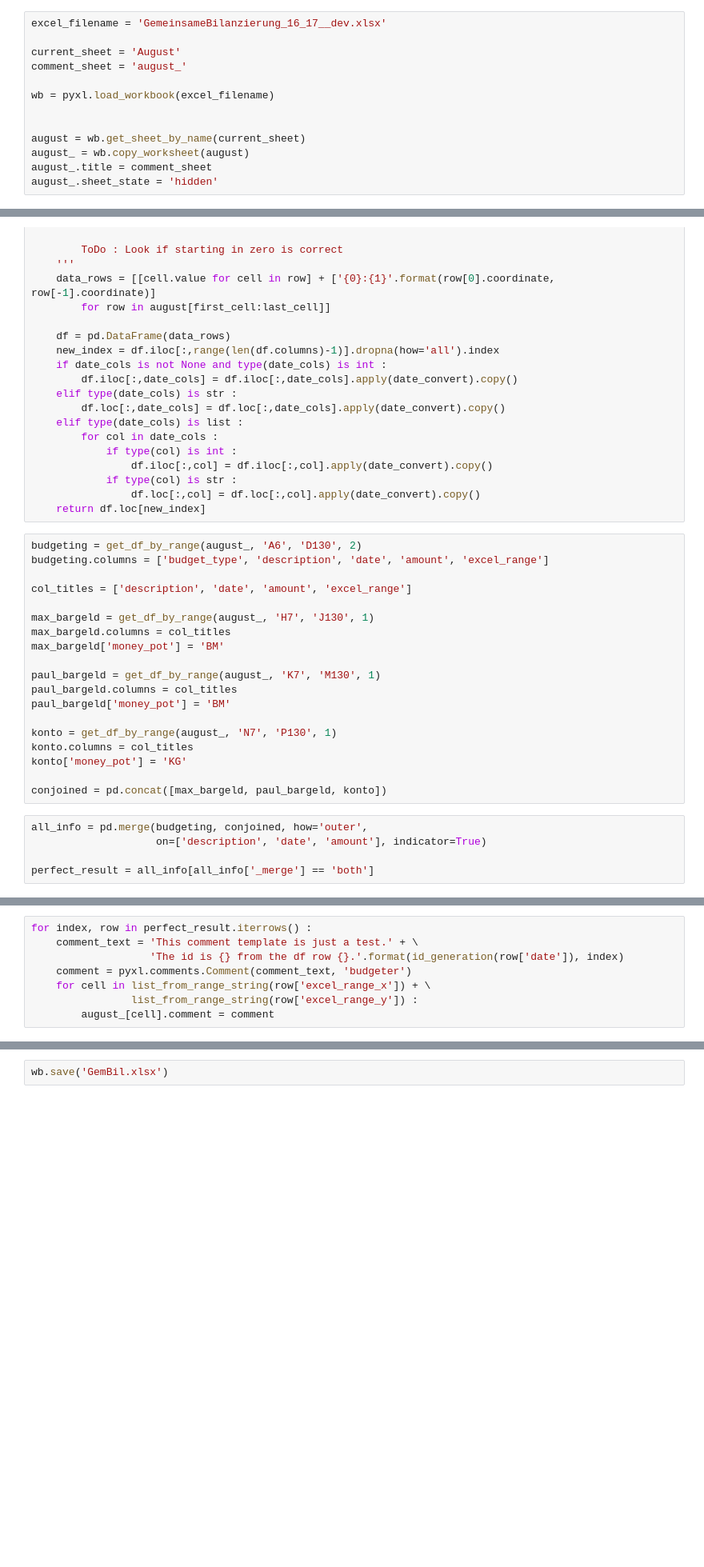
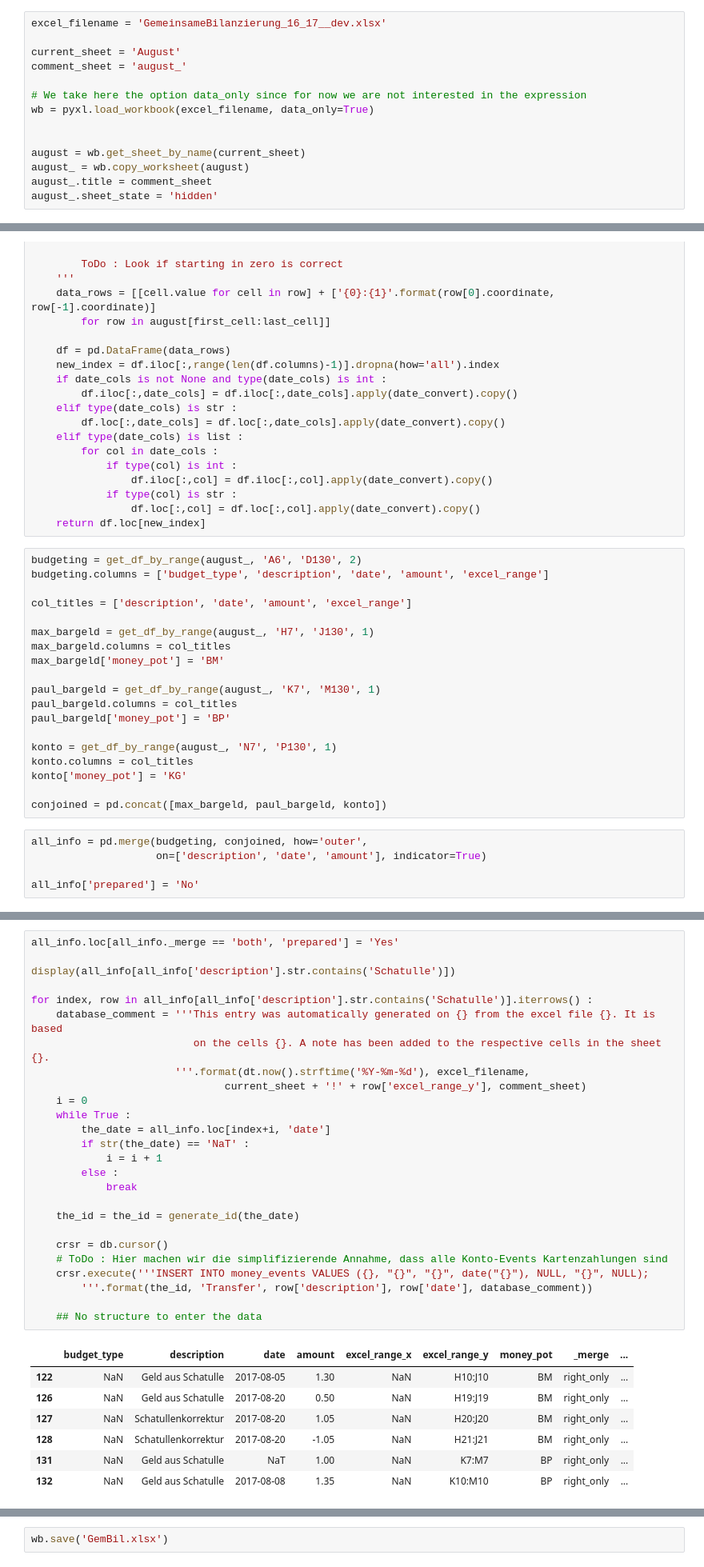
Before and after one commit to maxkoe/budgeter, a Jupyter notebook: excel-to-db.ipynb, the cells around one changed output, grey strips where cells are left out. Shown: that part at 80% size. Saved outputs shown, nothing was run; the diff lists cells and outputs as text; blank space fills up the shorter version.

```diff
--- a/excel-to-db.ipynb
+++ b/excel-to-db.ipynb
@@ -22,7 +88,8 @@ excel_filename = 'GemeinsameBilanzierung_16_17__dev.xlsx'
 current_sheet = 'August'
 comment_sheet = 'august_'
 
-wb = pyxl.load_workbook(excel_filename)
+# We take here the option data_only since for now we are not interested in the expression
+wb = pyxl.load_workbook(excel_filename, data_only=True)
 
 
 august = wb.get_sheet_by_name(current_sheet)
@@ -134,7 +201,7 @@ max_bargeld['money_pot'] = 'BM'
 
 paul_bargeld = get_df_by_range(august_, 'K7', 'M130', 1)
 paul_bargeld.columns = col_titles
-paul_bargeld['money_pot'] = 'BM'
+paul_bargeld['money_pot'] = 'BP'
 
 konto = get_df_by_range(august_, 'N7', 'P130', 1)
 konto.columns = col_titles
@@ -145,5 +212,5 @@ conjoined = pd.concat([max_bargeld, paul_bargeld, konto])
 all_info = pd.merge(budgeting, conjoined, how='outer',
                     on=['description', 'date', 'amount'], indicator=True)
 
-perfect_result = all_info[all_info['_merge'] == 'both']
+all_info['prepared'] = 'No'
 # %%
@@ -182,8 +255,34 @@ for table in ['money_events', 'payments', 'budget_events'] :
-# %%
-for index, row in perfect_result.iterrows() :
-    comment_text = 'This comment template is just a test.' + \
-                   'The id is {} from the df row {}.'.format(id_generation(row['date']), index)
-    comment = pyxl.comments.Comment(comment_text, 'budgeter')
-    for cell in list_from_range_string(row['excel_range_x']) + \
-                list_from_range_string(row['excel_range_y']) :
-        august_[cell].comment = comment
+# %%
+all_info.loc[all_info._merge == 'both', 'prepared'] = 'Yes'
+
+display(all_info[all_info['description'].str.contains('Schatulle')])
+
+for index, row in all_info[all_info['description'].str.contains('Schatulle')].iterrows() :
+    database_comment = '''This entry was automatically generated on {} from the excel file {}. It is based
+                          on the cells {}. A note has been added to the respective cells in the sheet {}.
+                       '''.format(dt.now().strftime('%Y-%m-%d'), excel_filename,
+                               current_sheet + '!' + row['excel_range_y'], comment_sheet)
+    i = 0
+    while True :
+        the_date = all_info.loc[index+i, 'date']
+        if str(the_date) == 'NaT' :
+            i = i + 1
+        else :
+            break
+
+    the_id = the_id = generate_id(the_date)
+
+    crsr = db.cursor()
+    # ToDo : Hier machen wir die simplifizierende Annahme, dass alle Konto-Events Kartenzahlungen sind
+    crsr.execute('''INSERT INTO money_events VALUES ({}, "{}", "{}", date("{}"), NULL, "{}", NULL);
+        '''.format(the_id, 'Transfer', row['description'], row['date'], database_comment))
+
+    ## No structure to enter the data
+# %% [output]
+|  | budget_type | description | date | amount | excel_range_x | excel_range_y | money_pot | _merge | ... |
+| 122 | NaN | Geld aus Schatulle | 2017-08-05 | 1.30 | NaN | H10:J10 | BM | right_only | ... |
+| 126 | NaN | Geld aus Schatulle | 2017-08-20 | 0.50 | NaN | H19:J19 | BM | right_only | ... |
+| 127 | NaN | Schatullenkorrektur | 2017-08-20 | 1.05 | NaN | H20:J20 | BM | right_only | ... |
+| 128 | NaN | Schatullenkorrektur | 2017-08-20 | -1.05 | NaN | H21:J21 | BM | right_only | ... |
+| 131 | NaN | Geld aus Schatulle | NaT | 1.00 | NaN | K7:M7 | BP | right_only | ... |
+| 132 | NaN | Geld aus Schatulle | 2017-08-08 | 1.35 | NaN | K10:M10 | BP | right_only | ... |
```
Also changed, not shown: parts of 7 cells of this notebook, 1 other file.
